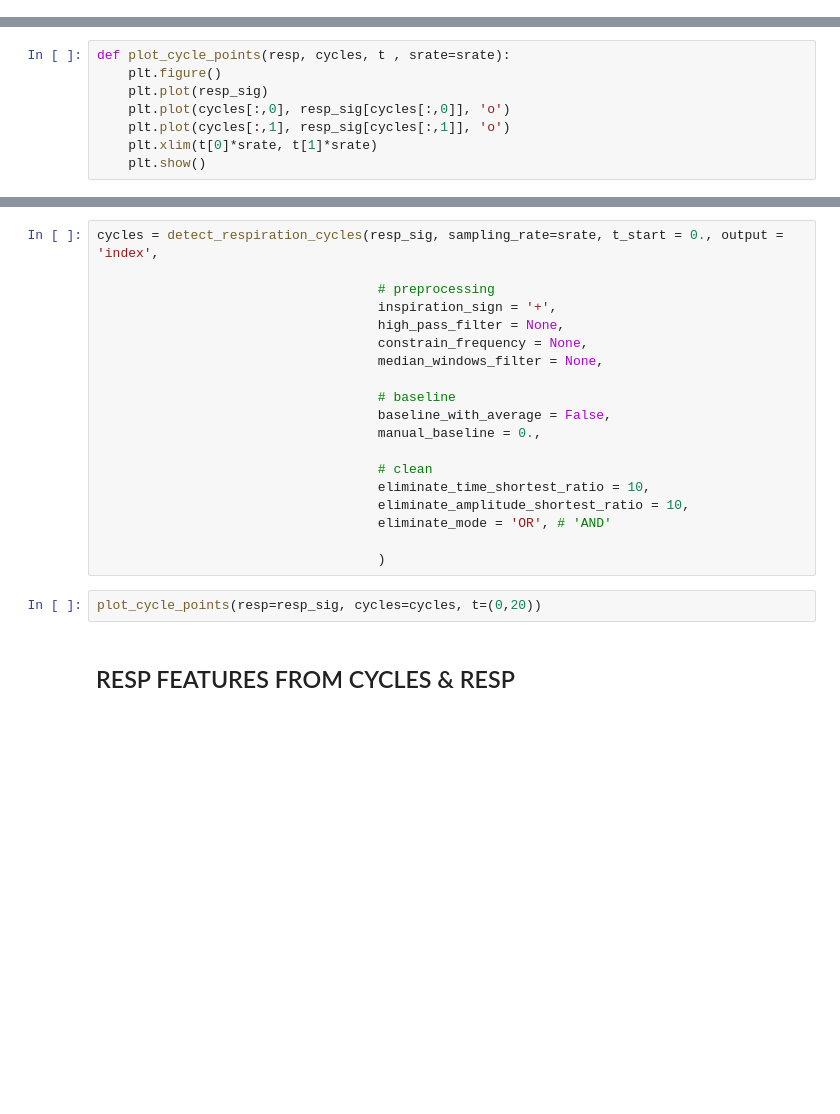
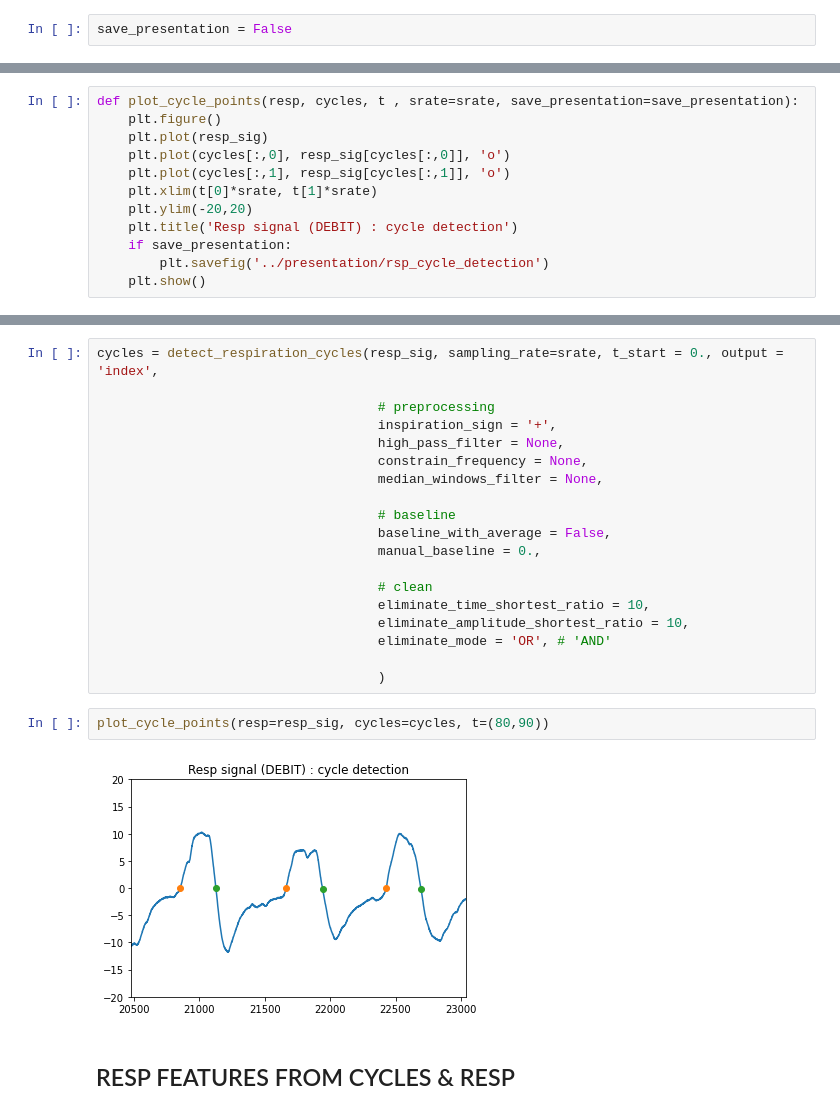
Before and after one commit to ValentinGhibaudo/Sleep_EEG_Respi, a Jupyter notebook: rsp_analysis.ipynb, the cells around one changed output, grey strips where cells are left out. Drawn from its saved outputs; the diff is of its cells as text; blank space fills up the shorter version.

Commit message:
figs presentation

```diff
--- a/rsp_analysis.ipynb
+++ b/rsp_analysis.ipynb
@@ -62,3 +61,5 @@ save = True
+# %%
+save_presentation = False
 # %% [markdown]
 ## TOOLS
 # %%
@@ -79,12 +80,16 @@ def stretch_data(resp_features, nb_point_by_cycle, data, srate):
 
     return data_stretch
 # %%
-def plot_cycle_points(resp, cycles, t , srate=srate):
+def plot_cycle_points(resp, cycles, t , srate=srate, save_presentation=save_presentation):
     plt.figure()
     plt.plot(resp_sig)
     plt.plot(cycles[:,0], resp_sig[cycles[:,0]], 'o')
     plt.plot(cycles[:,1], resp_sig[cycles[:,1]], 'o')
     plt.xlim(t[0]*srate, t[1]*srate)
+    plt.ylim(-20,20)
+    plt.title('Resp signal (DEBIT) : cycle detection')
+    if save_presentation:
+        plt.savefig('../presentation/rsp_cycle_detection')
     plt.show()
 # %% [markdown]
 ## DATA SEL
@@ -113,7 +118,9 @@ cycles = detect_respiration_cycles(resp_sig, sampling_rate=srate, t_start = 0.,
 
                                     )
 # %%
-plot_cycle_points(resp=resp_sig, cycles=cycles, t=(0,20))
+plot_cycle_points(resp=resp_sig, cycles=cycles, t=(80,90))
+# %% [output]
+[figure, added]
 # %% [markdown]
 ## RESP FEATURES FROM CYCLES & RESP
 # %%
```
Also changed, not shown: parts of 7 cells of this notebook, 3 other files.
